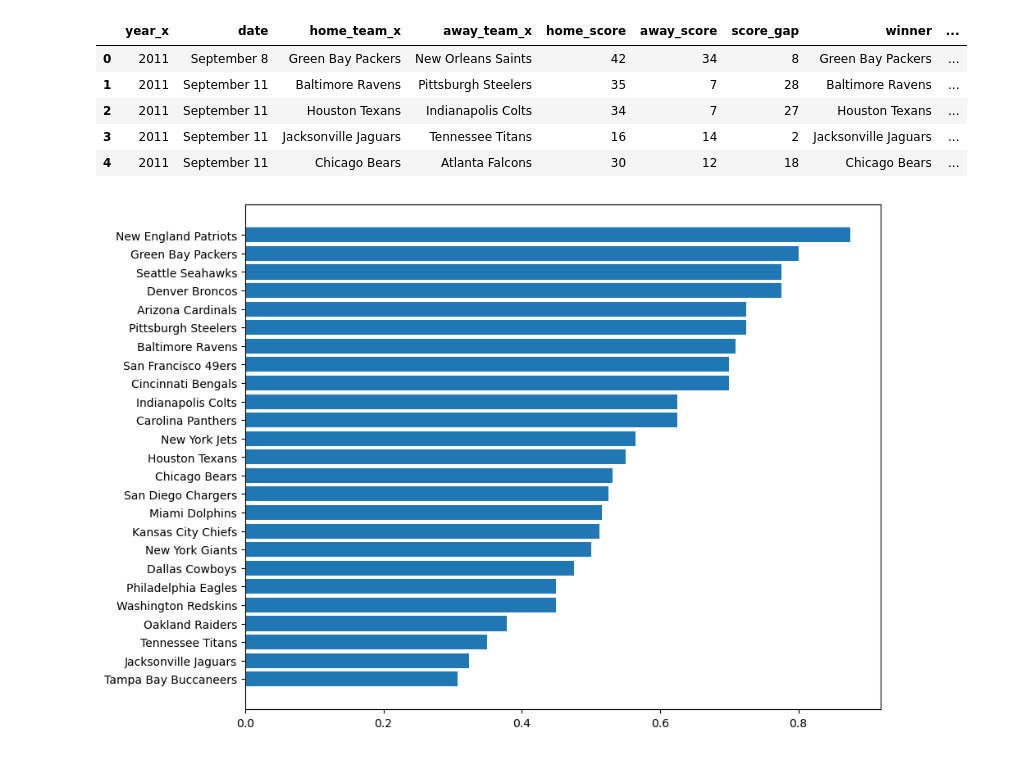
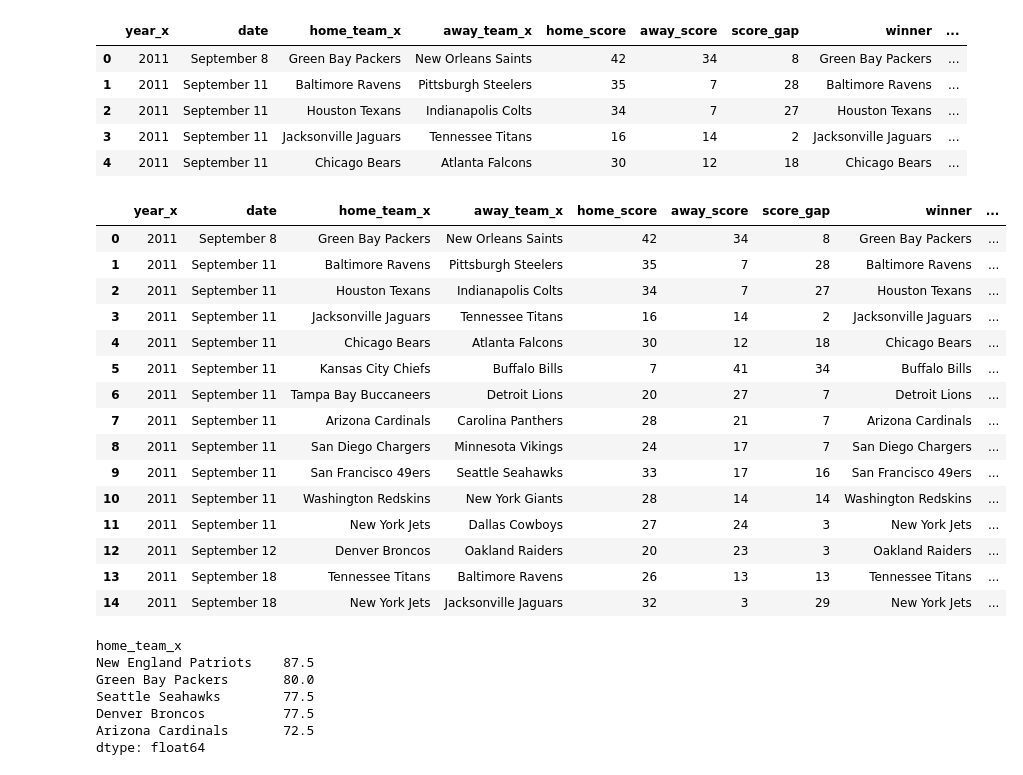
Before and after one commit to EmanPresley/SMU-Project-1-NFL-Arrests, a Jupyter notebook: Eman_work/Eman_work.ipynb, the cells around one changed output. Drawn from its saved outputs; the diff is of its cells as text; code cells hidden in the pictures.

```diff
--- a/Eman_work/Eman_work.ipynb
+++ b/Eman_work/Eman_work.ipynb
@@ -175,12 +176,28 @@ filtered_df.head()
 | 3 | 2011 | September 11 | Jacksonville Jaguars | Tennessee Titans | 16 | 14 | 2 | Jacksonville Jaguars | ... |
 | 4 | 2011 | September 11 | Chicago Bears | Atlanta Falcons | 30 | 12 | 18 | Chicago Bears | ... |
 # %%
+# make and fill new columns for Home Wins/ Home Losses
 filtered_df['home_wins'] = filtered_df.home_team_x == filtered_df.winner
-win_perc = filtered_df.groupby('home_team_x').home_wins.sum()/ filtered_df.home_team_x.value_counts()
-win_perc = win_perc.sort_values(ascending=True)
-plt.figure(figsize=(10,8))
-plt.barh(win_perc.index, win_perc.values)
-
-plt.show()
+filtered_df['home_loss'] = filtered_df.home_team_x != filtered_df.winner
+win_perc = filtered_df.groupby('home_team_x').home_wins.sum()/ filtered_df.home_team_x.value_counts()*100
+win_perc = win_perc.sort_values(ascending=False)
+loss_perc = filtered_df.groupby('home_team_x').home_loss.sum()/ filtered_df.home_team_x.value_counts()*100
+loss_perc = loss_perc.sort_values(ascending=True)
+filtered_df.head(15)
 # %% [output]
-[figure, removed]
+|  | year_x | date | home_team_x | away_team_x | home_score | away_score | score_gap | winner | ... |
+| 0 | 2011 | September 8 | Green Bay Packers | New Orleans Saints | 42 | 34 | 8 | Green Bay Packers | ... |
+| 1 | 2011 | September 11 | Baltimore Ravens | Pittsburgh Steelers | 35 | 7 | 28 | Baltimore Ravens | ... |
+| 2 | 2011 | September 11 | Houston Texans | Indianapolis Colts | 34 | 7 | 27 | Houston Texans | ... |
+| 3 | 2011 | September 11 | Jacksonville Jaguars | Tennessee Titans | 16 | 14 | 2 | Jacksonville Jaguars | ... |
+| 4 | 2011 | September 11 | Chicago Bears | Atlanta Falcons | 30 | 12 | 18 | Chicago Bears | ... |
+| 5 | 2011 | September 11 | Kansas City Chiefs | Buffalo Bills | 7 | 41 | 34 | Buffalo Bills | ... |
+| 6 | 2011 | September 11 | Tampa Bay Buccaneers | Detroit Lions | 20 | 27 | 7 | Detroit Lions | ... |
+| 7 | 2011 | September 11 | Arizona Cardinals | Carolina Panthers | 28 | 21 | 7 | Arizona Cardinals | ... |
+| 8 | 2011 | September 11 | San Diego Chargers | Minnesota Vikings | 24 | 17 | 7 | San Diego Chargers | ... |
+| 9 | 2011 | September 11 | San Francisco 49ers | Seattle Seahawks | 33 | 17 | 16 | San Francisco 49ers | ... |
+| 10 | 2011 | September 11 | Washington Redskins | New York Giants | 28 | 14 | 14 | Washington Redskins | ... |
+| 11 | 2011 | September 11 | New York Jets | Dallas Cowboys | 27 | 24 | 3 | New York Jets | ... |
+| 12 | 2011 | September 12 | Denver Broncos | Oakland Raiders | 20 | 23 | 3 | Oakland Raiders | ... |
+| 13 | 2011 | September 18 | Tennessee Titans | Baltimore Ravens | 26 | 13 | 13 | Tennessee Titans | ... |
+| 14 | 2011 | September 18 | New York Jets | Jacksonville Jaguars | 32 | 3 | 29 | New York Jets | ... |
@@ -186,0 +208,10 @@ plt.show()
+# %%
+win_perc.head()
+# %% [output]
+home_team_x
+New England Patriots    87.5
+Green Bay Packers       80.0
+Seattle Seahawks        77.5
+Denver Broncos          77.5
+Arizona Cardinals       72.5
+dtype: float64
```
Also changed, not shown: parts of 7 cells of this notebook.
